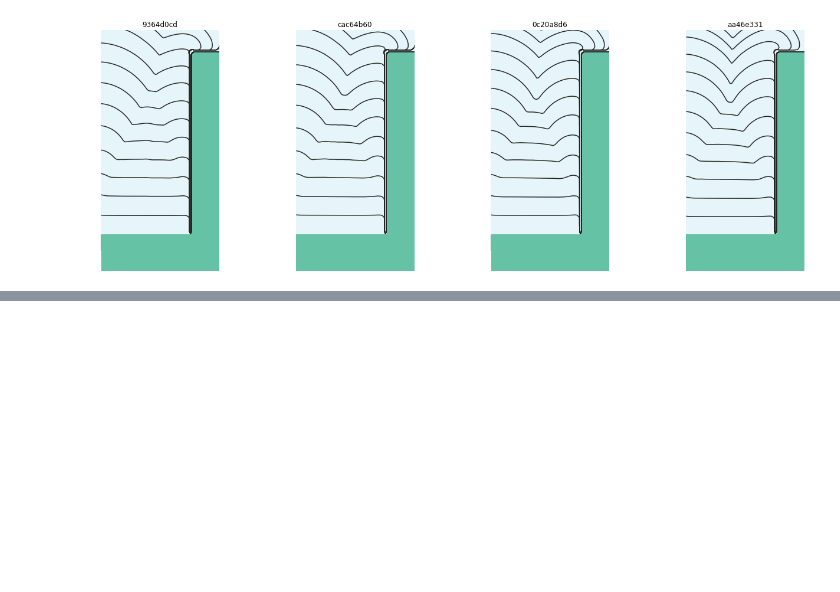
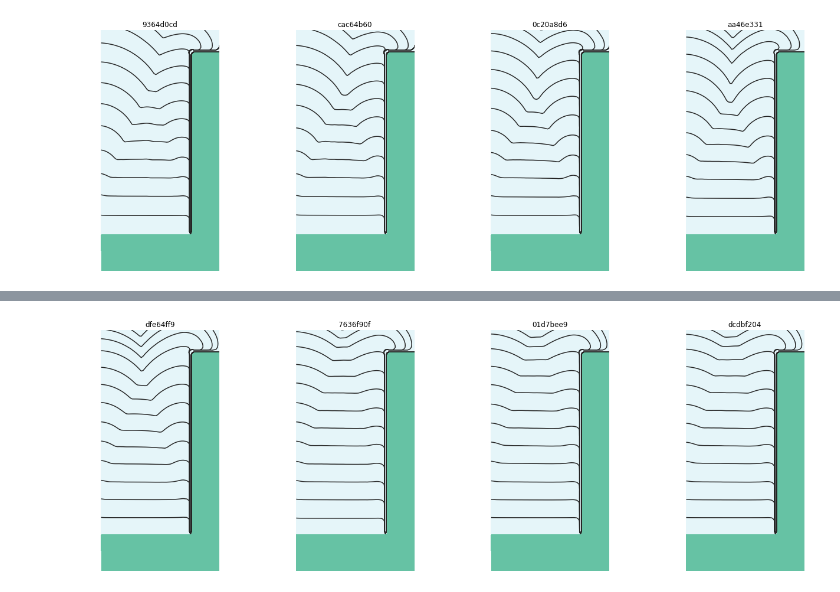
Before and after one commit to wd15/extremefill2D, a Jupyter notebook: notebooks/additives.ipynb, the cells around one changed output, grey strips where cells are left out. Saved outputs shown, nothing was run; the diff lists cells and outputs as text; code cells hidden in the pictures; blank space fills up the shorter version.

Commit message:
Add results with lower values of kMinus
The lower values of kMinus allow the accelerator to have an
impact. The images demonstrate that the accelerator smooths out the
high curvature areas.

```diff
--- a/notebooks/additives.ipynb
+++ b/notebooks/additives.ipynb
@@ -241,0 +244,11 @@ viewer.plot(times=np.linspace(0.0, 5000., 20), xlim=49e-6, ylim=-90e-6)
+# %%
+records = project.record_store.list(project.name, tags=['accelerator8'])
+
+#def getRecords(records, bulkSuppressor, i0):
+#    records = [r for r in records if r.parameters['bulkSuppressor'] == bulkSuppressor]
+#    return [r for r in records if r.parameters['i0'] == i0]
+
+#records_ = getRecords(records, 0.06, 40.0)
+records_ = sorted(records, key=lambda r: r.parameters['kMinus'])[::-1]
+
+smt_ipy_table(records_, fields=fields, parameters=parameters + ['bulkSuppressor', 'i0', 'i1', 'kMinus'])
@@ -241,0 +257,5 @@ viewer.plot(times=np.linspace(0.0, 5000., 20), xlim=49e-6, ylim=-90e-6)
+# %%
+viewer = MultiViewer(records_, figsize=(5., 5.))
+viewer.plot(times=np.linspace(0.0, 5000., 20), xlim=49e-6, ylim=-90e-6)
+# %% [output]
+[figure, added]
```
Also changed, not shown: parts of 2 cells of this notebook.
